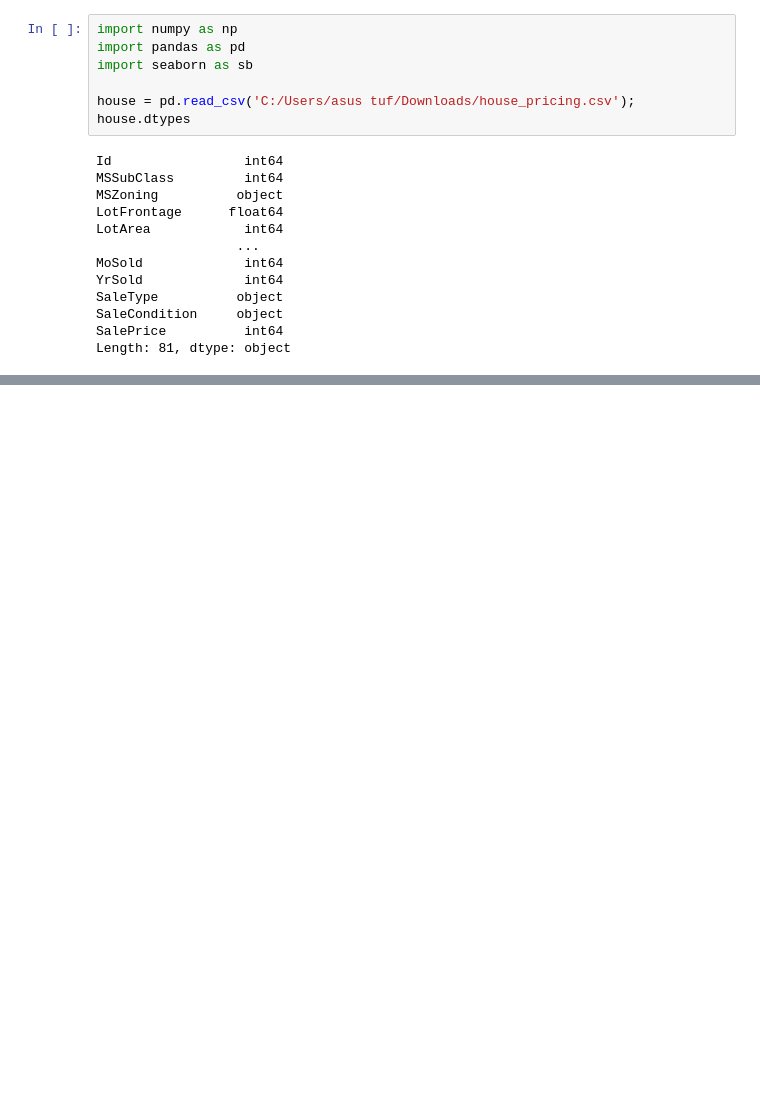
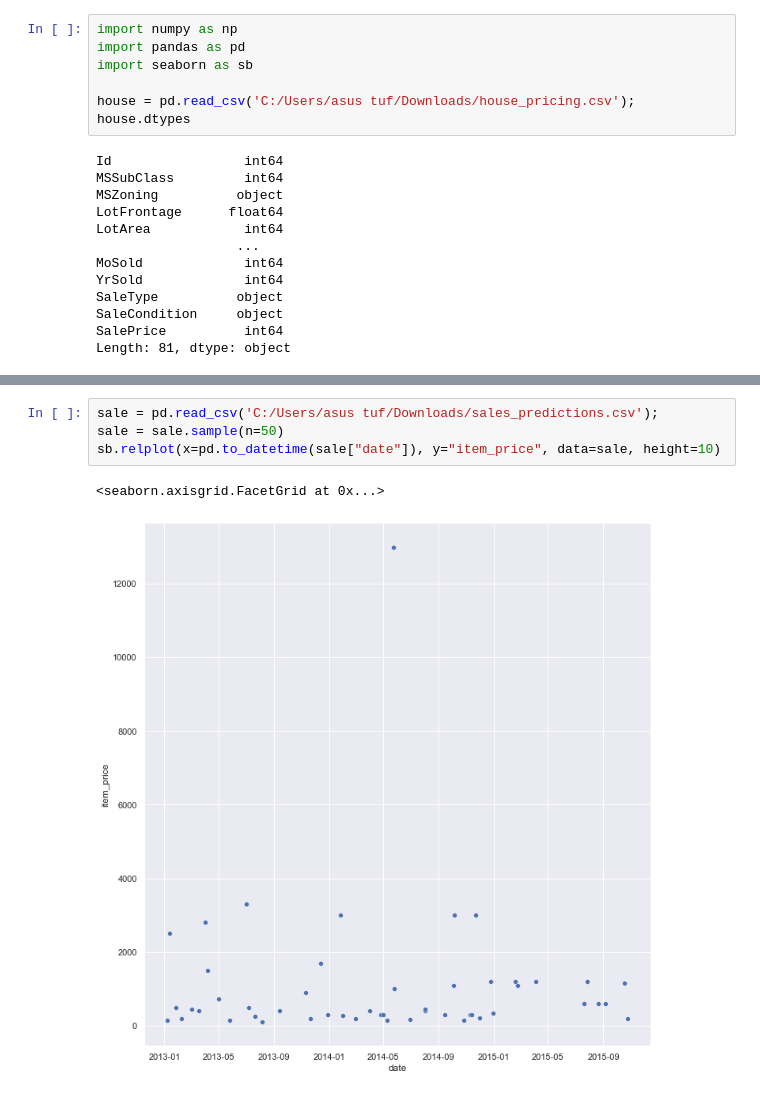
Before and after one commit to Quentin1402/dep-t-python, a Jupyter notebook: data_stat.ipynb, the cells around one changed output, grey strips where cells are left out. Cells and saved outputs as stored; diff of their text form; blank space fills up the shorter version.

```diff
--- a/data_stat.ipynb
+++ b/data_stat.ipynb
@@ -28,0 +38,7 @@ sb.scatterplot(x="SalePrice", y="LotArea", data = house)
+# %%
+sale = pd.read_csv('C:/Users/asus tuf/Downloads/sales_predictions.csv');
+sale = sale.sample(n=50)
+sb.relplot(x=pd.to_datetime(sale["date"]), y="item_price", data=sale, height=10)
+# %% [output]
+<seaborn.axisgrid.FacetGrid at 0x...>
+[figure, added]
```
Also changed, not shown: parts of 5 cells of this notebook.
